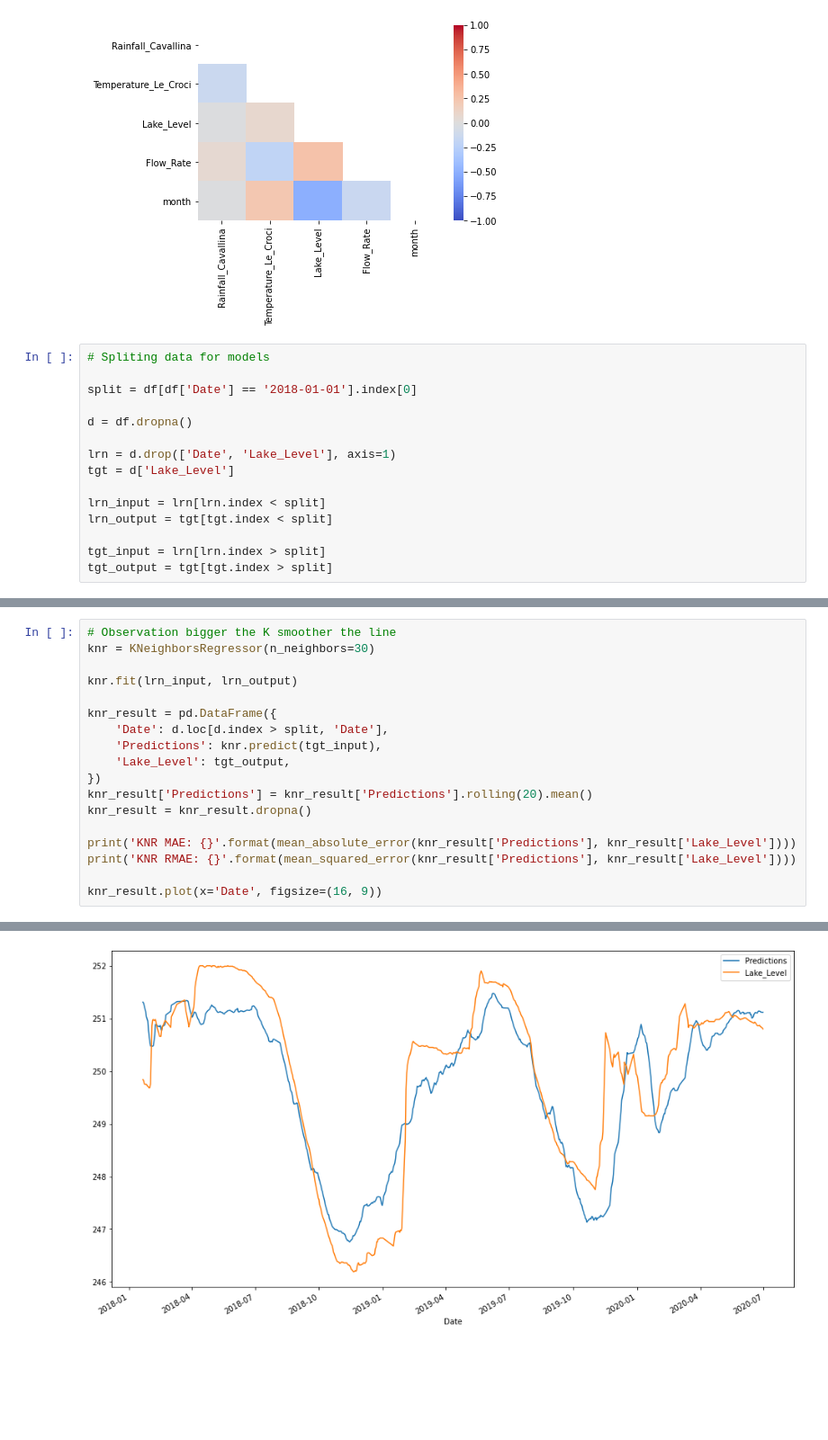
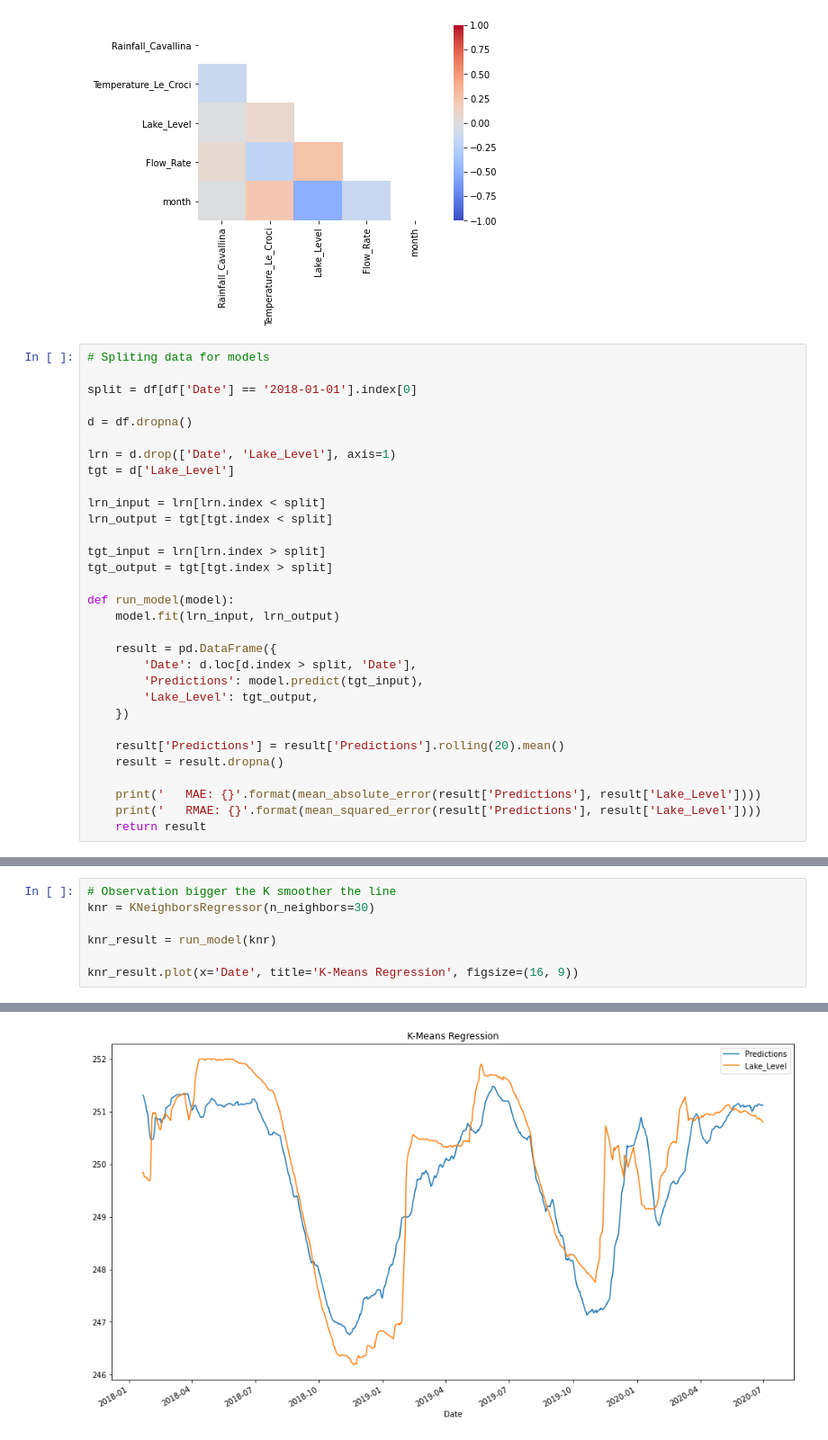
Before and after one commit to KlemenKozelj/master_thesis, a Jupyter notebook: 02_Lake_Bilancino.ipynb, the cells around one changed output, grey strips where cells are left out. Shown at 90% size. Saved outputs shown, nothing was run; the diff lists cells and outputs as text; blank space fills up the shorter version.

```diff
--- a/02_Lake_Bilancino.ipynb
+++ b/02_Lake_Bilancino.ipynb
@@ -92,3 +96,19 @@ lrn_output = tgt[tgt.index < split]
 
 tgt_input = lrn[lrn.index > split]
 tgt_output = tgt[tgt.index > split]
+
+def run_model(model):
+    model.fit(lrn_input, lrn_output)
+
+    result = pd.DataFrame({
+        'Date': d.loc[d.index > split, 'Date'],
+        'Predictions': model.predict(tgt_input),
+        'Lake_Level': tgt_output,
+    })
+
+    result['Predictions'] = result['Predictions'].rolling(20).mean()
+    result = result.dropna()
+
+    print('   MAE: {}'.format(mean_absolute_error(result['Predictions'], result['Lake_Level'])))
+    print('   RMAE: {}'.format(mean_squared_error(result['Predictions'], result['Lake_Level'])))
+    return result
@@ -96,18 +132,7 @@ tgt_output = tgt[tgt.index > split]
 # Observation bigger the K smoother the line
 knr = KNeighborsRegressor(n_neighbors=30)
 
-knr.fit(lrn_input, lrn_output)
+knr_result = run_model(knr)
 
-knr_result = pd.DataFrame({
-    'Date': d.loc[d.index > split, 'Date'],
-    'Predictions': knr.predict(tgt_input),
-    'Lake_Level': tgt_output,
-})
-knr_result['Predictions'] = knr_result['Predictions'].rolling(20).mean()
-knr_result = knr_result.dropna()
-
-print('KNR MAE: {}'.format(mean_absolute_error(knr_result['Predictions'], knr_result['Lake_Level'])))
-print('KNR RMAE: {}'.format(mean_squared_error(knr_result['Predictions'], knr_result['Lake_Level'])))
-
-knr_result.plot(x='Date', figsize=(16, 9))
+knr_result.plot(x='Date', title='K-Means Regression', figsize=(16, 9))
 # %% [output]
@@ -117 +142 @@ KNR RMAE: 0.49667579495991127
-[figure, old version]
+[figure, new version]
```
Also changed, not shown: parts of 3 cells of this notebook, 1 other file.
